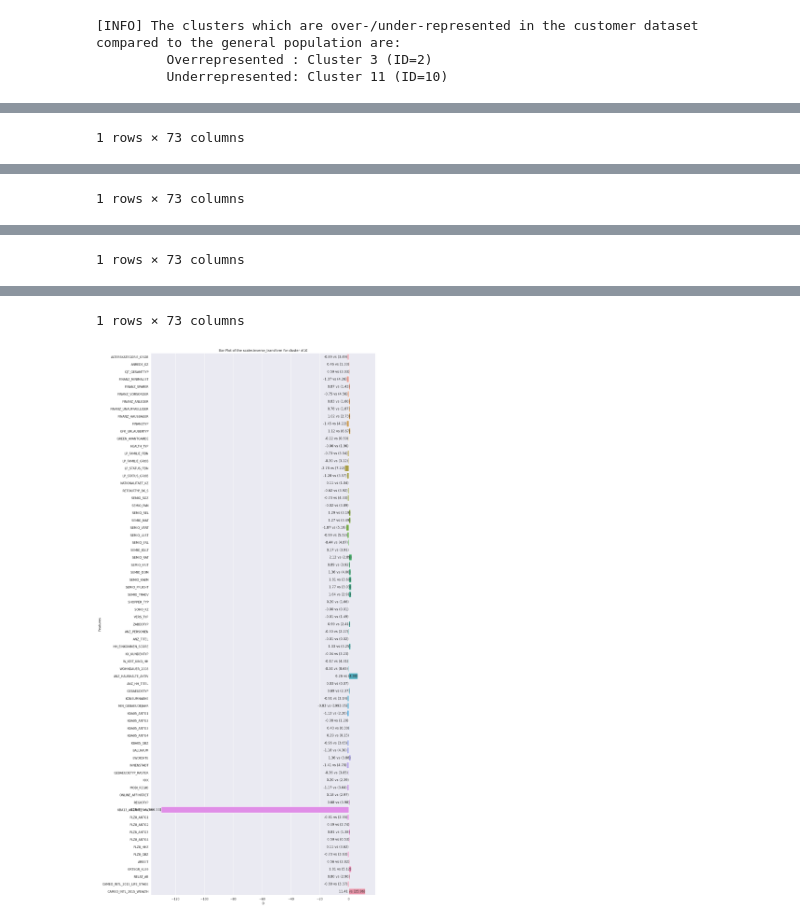
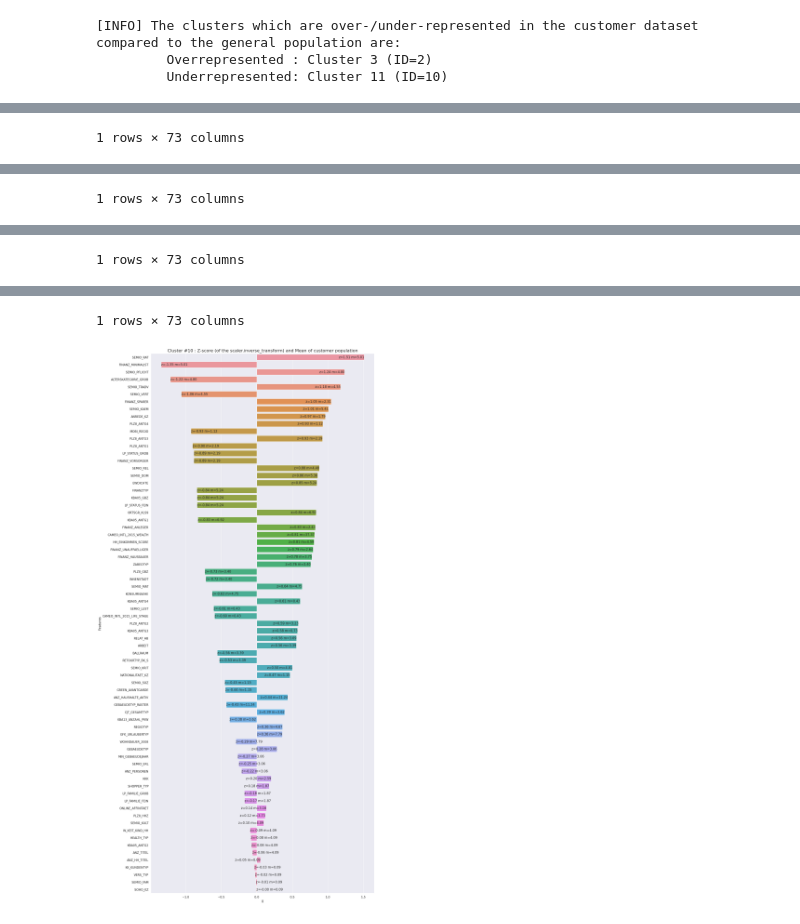
Before and after one commit to fab7/LESSONS-Unsupervised-Learning, a Jupyter notebook: project/Identify_Customer_Segments.ipynb, the cells around one changed output, grey strips where cells are left out. Drawn from its saved outputs; the diff is of its cells as text; code cells hidden in the pictures.

```diff
--- a/project/Identify_Customer_Segments.ipynb
+++ b/project/Identify_Customer_Segments.ipynb
@@ -1815,14 +1800,23 @@ print(f"[INFO] The PCA was applied on the general population with {pca_comps} co
 # Compute the mean of the original customers (not-scaled) data per column in order
 # to compare with the inverse transformed data of the cluster
 customers_mean_s = customers.mean()  # This gives a Series w/ labels equals to 'columns'
-if VERBOSE > 1:
+if VERBOSE > 2:
+    print(f"[INFO] This is the current \'customers_mean\':")
     print(f"customers_mean[0:3] =\n{customers_mean[0:3]} ")
+
+# Compute the staandard deviation of the original customers (not-scaled) data per column
+# in order to generate a z-score for later comparison with the inverse transformed data
+# of the cluster
+customers_std_s = customers.std()  # This gives a Series w/ labels equals to 'columns'
+if VERBOSE > 2:
+    print(f"[INFO] This is the current \'customers_std\':")
+    print(f"customers_std[0:3] =\n{customers_std_s[0:3]} ")
 
 # This is the list of clusters to visualize
 clusters_to_plot = [oc, uc]
 
 for cluster_index in clusters_to_plot:
-    print(f"Now processing cluster #{cluster_index}")
+    print(f"Now processing cluster #{cluster_index} \n")
 
     # Find the features that belong to a specific cluster that I am interested in
     cluster_features = cluster_centers[cluster_index]
@@ -1850,32 +1844,34 @@ for cluster_index in clusters_to_plot:
     # Let's compute the delta between the clu_features and the mean of original customers data
     delta_mean_df = clu_features_df.copy()
     delta_mean_df.loc[0] = delta_mean_df.loc[0] - customers_mean_s
-    if VERBOSE > 1:
+    if VERBOSE > 2:
         print(f"[INFO] This is the current \'delta_mean_df\':")
         display(delta_mean_df)
 
-    #OBSOLETE# After turning this 'numpy.ndarray' into a Series, we are ready for printing
-    #OBSOLETE# and to plotting a figure
-    #OBSOLETEclu_features_s = pd.Series(data=clu_features, index=customers.columns)
-    #OBSOLETEif VERBOSE > 1:
-    #OBSOLETE    display(clu_features_s)
+    # Let's compute the z-scores between the clu_features and the mean of original customers data
+    #  INFO: The z-score, also known as the standard score, is a statistical
+    #   measure that quantifies how many standard deviations an individual data
+    #   point is from the mean of a distribution. It is used to standardize and
+    #   compare values from different distributions.
+    z_scores_df = pd.DataFrame(index=range(1), columns=feature_names)
+    z_scores_df.loc[0] = (clu_features_df.loc[0] - customers_mean_s) / customers_std_s
+    if VERBOSE > 2:
+        print(f"[INFO] This is the current \'z_scores_df\':")
+        display(z_scores_df)
 
-    #OBSOLETE display(customers['MIN_GEBAEUDEJAHR'])
-    #OBSOLETE display(customers['MIN_GEBAEUDEJAHR'].mean(axis=0))
-    #OBSOLETE display(customers_mean)
+    # Get a sorted column order of 'z_scores_df' based on the absolute values in the first row
+    sorted_z_scores_df = z_scores_df.iloc[0].abs().sort_values(ascending=False).index
 
-    # Get the sorted column order based on the absolute values in the first row
-    # NOT_NEEDED sorted_clu_features_df = clu_features_df.iloc[0].abs().sort_values(ascending=False).index
+    # Reindex the columns of 'z_scores_df' based on the values
+    reindexed_z_scores_df = z_scores_df.reindex(columns=sorted_z_scores_df)
+    if VERBOSE > 1:
+        print(f"[INFO] This is the current \'reindexed_z_scores_df\':")
+        #OBSOLETE print(f"reindexed_z_scores_df.columns[0]={reindexed_z_scores_df.columns[0]}")
+        display(reindexed_z_scores_df)
 
-    # Reindex the columns based on the sorted column order
-    # NOT_NEEDED reindexed_clu_features_df = clu_features_df.reindex(columns=sorted_clu_features_df)
-    # NOT_NEEDED display(reindexed_clu_features_df)
-
-    # NOT_NEEDED x = reindexed_clu_features_df.loc[0]
-
-    #x = clu_features_df.loc[0]
-    x = delta_mean_df.loc[0]
-    y = feature_names
+    x = reindexed_z_scores_df.loc[0]
+    #OBSOLETE y = feature_names
+    y = list(reindexed_z_scores_df.columns)
 
     # Calculate the height of the figure based on the number of data points
     num_data_points = len(y)
@@ -1889,29 +1885,26 @@ for cluster_index in clusters_to_plot:
 
     # Add labels and title
     plt.ylabel('Features')
-    plt.title(f'Bar Plot of the scaler.inverse_transform for cluster #{cluster_index}')
-
-    # Set y-axis to logarithmic scale
-    #plt.xscale('log')
+    plt.title(f'Cluster #{cluster_index} : Z-score (of the scaler.inverse_transform) and Mean of customer population', fontdict={'fontsize': 16})
 
     # Add annotated labels
     for i, p in enumerate(plot.patches):
         width = p.get_width()
-        #print(f"i={i:2d} | x={width:3.5f} | y={delta_mean_df[i]:3.5f} ")
-        plt.text(width, p.get_y() + p.get_height()/2,
-                 '{:1.2f} vs ({:1.2f})'.format(width, customers_mean[i]),
-                 ha = 'right', va = 'center')
+        # print(f"i={i:2d} | p={p} | x={width:3.5f} | y={delta_mean_df[i]:3.5f} ")
+        if width >= 0:
+            col_name = reindexed_z_scores_df.columns[i]
+            value = clu_features_df.iloc[0][col_name]
+            #print(f"column_name={col_name} | value={value}")
+            plt.text(width, p.get_y() + p.get_height()/2,
+                     'z={:1.2f} m={:1.2f}'.format(width, value), # clu_features_df.iloc[0][i]),  #customers_mean[i]),
+                   ha = 'right', va = 'center')
+        else:
+            plt.text(width, p.get_y() + p.get_height()/2,
+                     'z={:1.2f} m={:1.2f}'.format(width, value), # clu_features_df.iloc[0][i]),  #customers_mean[i]),
+                   ha = 'left', va = 'center')
 
     # And finaly show
     plt.show()
-
-
-### 3.5. MIN_GEBAEUDEJAHR
-# First year building was mentioned in the database
-# - missing values encoded by 0
-
-### 8.1. KBA13_ANZAHL_PKW
-# Number of cars in the PLZ8 region
 # %% [output]
 [INFO] The inital 73 feature names are:
         ['ALTERSKATEGORIE_GROB', 'ANREDE_KZ', 'CJT_GESAMTTYP', 'FINANZ_MINIMALIST', 'FINANZ_SPARER', 'FINANZ_VORSORGER', 'FINANZ_ANLEGER', 'FINANZ_UNAUFFAELLIGER', 'FINANZ_HAUSBAUER', 'FINANZTYP', 'GF ...
@@ -1942,2 +1932,2 @@ Now processing cluster #10
 1 rows × 73 columns
-[figure, old version]
+[figure, new version]
```
Also changed, not shown: parts of 7 cells of this notebook.
